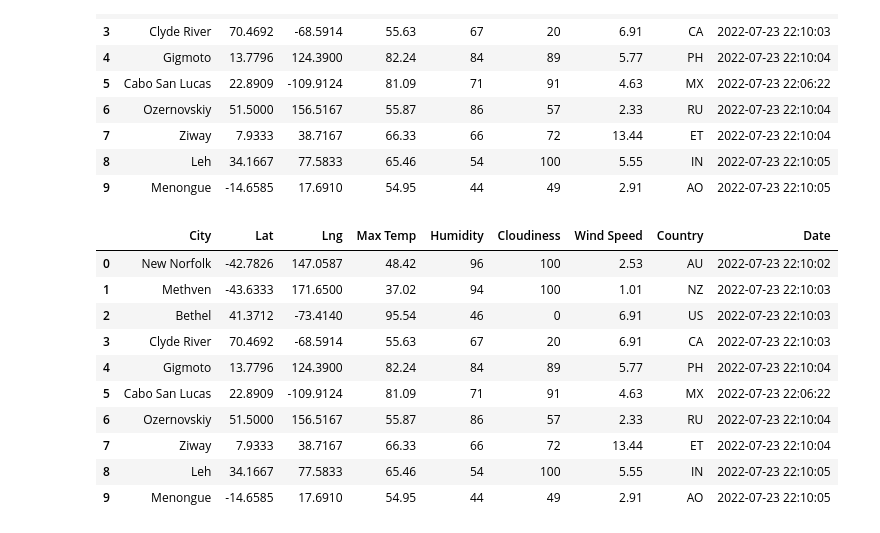
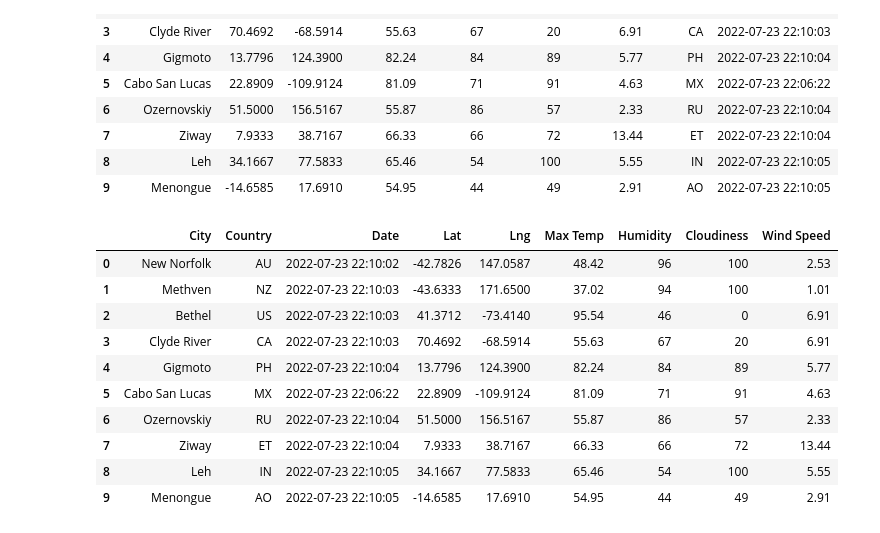
Before and after one commit to tabathamurray/World_Weather_Analysis, a Jupyter notebook: WeatherPy.ipynb, the cells around one changed output. Cells and saved outputs as stored; diff of their text form; code cells hidden in the pictures.

```diff
--- a/WeatherPy.ipynb
+++ b/WeatherPy.ipynb
@@ -176,17 +176,18 @@ city_data_df.head(10)
 | 8 | Leh | 34.1667 | 77.5833 | 65.46 | 54 | 100 | 5.55 | IN | 2022-07-23 22:10:05 |
 | 9 | Menongue | -14.6585 | 17.6910 | 54.95 | 44 | 49 | 2.91 | AO | 2022-07-23 22:10:05 |
 # %%
-new_column_reorder = ["column2", "column9", "column10"]
+new_column_order = ["City", "Country", "Date", "Lat", "Lng", "Max Temp", "Humidity", "Cloudiness", "Wind Speed"]
+city_data_df = city_data_df[new_column_order]
 city_data_df.head(10)
 # %% [output]
-|  | City | Lat | Lng | Max Temp | Humidity | Cloudiness | Wind Speed | Country | Date |
-| 0 | New Norfolk | -42.7826 | 147.0587 | 48.42 | 96 | 100 | 2.53 | AU | 2022-07-23 22:10:02 |
-| 1 | Methven | -43.6333 | 171.6500 | 37.02 | 94 | 100 | 1.01 | NZ | 2022-07-23 22:10:03 |
-| 2 | Bethel | 41.3712 | -73.4140 | 95.54 | 46 | 0 | 6.91 | US | 2022-07-23 22:10:03 |
-| 3 | Clyde River | 70.4692 | -68.5914 | 55.63 | 67 | 20 | 6.91 | CA | 2022-07-23 22:10:03 |
-| 4 | Gigmoto | 13.7796 | 124.3900 | 82.24 | 84 | 89 | 5.77 | PH | 2022-07-23 22:10:04 |
-| 5 | Cabo San Lucas | 22.8909 | -109.9124 | 81.09 | 71 | 91 | 4.63 | MX | 2022-07-23 22:06:22 |
-| 6 | Ozernovskiy | 51.5000 | 156.5167 | 55.87 | 86 | 57 | 2.33 | RU | 2022-07-23 22:10:04 |
-| 7 | Ziway | 7.9333 | 38.7167 | 66.33 | 66 | 72 | 13.44 | ET | 2022-07-23 22:10:04 |
-| 8 | Leh | 34.1667 | 77.5833 | 65.46 | 54 | 100 | 5.55 | IN | 2022-07-23 22:10:05 |
-| 9 | Menongue | -14.6585 | 17.6910 | 54.95 | 44 | 49 | 2.91 | AO | 2022-07-23 22:10:05 |
+|  | City | Country | Date | Lat | Lng | Max Temp | Humidity | Cloudiness | Wind Speed |
+| 0 | New Norfolk | AU | 2022-07-23 22:10:02 | -42.7826 | 147.0587 | 48.42 | 96 | 100 | 2.53 |
+| 1 | Methven | NZ | 2022-07-23 22:10:03 | -43.6333 | 171.6500 | 37.02 | 94 | 100 | 1.01 |
+| 2 | Bethel | US | 2022-07-23 22:10:03 | 41.3712 | -73.4140 | 95.54 | 46 | 0 | 6.91 |
+| 3 | Clyde River | CA | 2022-07-23 22:10:03 | 70.4692 | -68.5914 | 55.63 | 67 | 20 | 6.91 |
+| 4 | Gigmoto | PH | 2022-07-23 22:10:04 | 13.7796 | 124.3900 | 82.24 | 84 | 89 | 5.77 |
+| 5 | Cabo San Lucas | MX | 2022-07-23 22:06:22 | 22.8909 | -109.9124 | 81.09 | 71 | 91 | 4.63 |
+| 6 | Ozernovskiy | RU | 2022-07-23 22:10:04 | 51.5000 | 156.5167 | 55.87 | 86 | 57 | 2.33 |
+| 7 | Ziway | ET | 2022-07-23 22:10:04 | 7.9333 | 38.7167 | 66.33 | 66 | 72 | 13.44 |
+| 8 | Leh | IN | 2022-07-23 22:10:05 | 34.1667 | 77.5833 | 65.46 | 54 | 100 | 5.55 |
+| 9 | Menongue | AO | 2022-07-23 22:10:05 | -14.6585 | 17.6910 | 54.95 | 44 | 49 | 2.91 |
```
Also changed, not shown: parts of 20 cells of this notebook, 6 other files.
